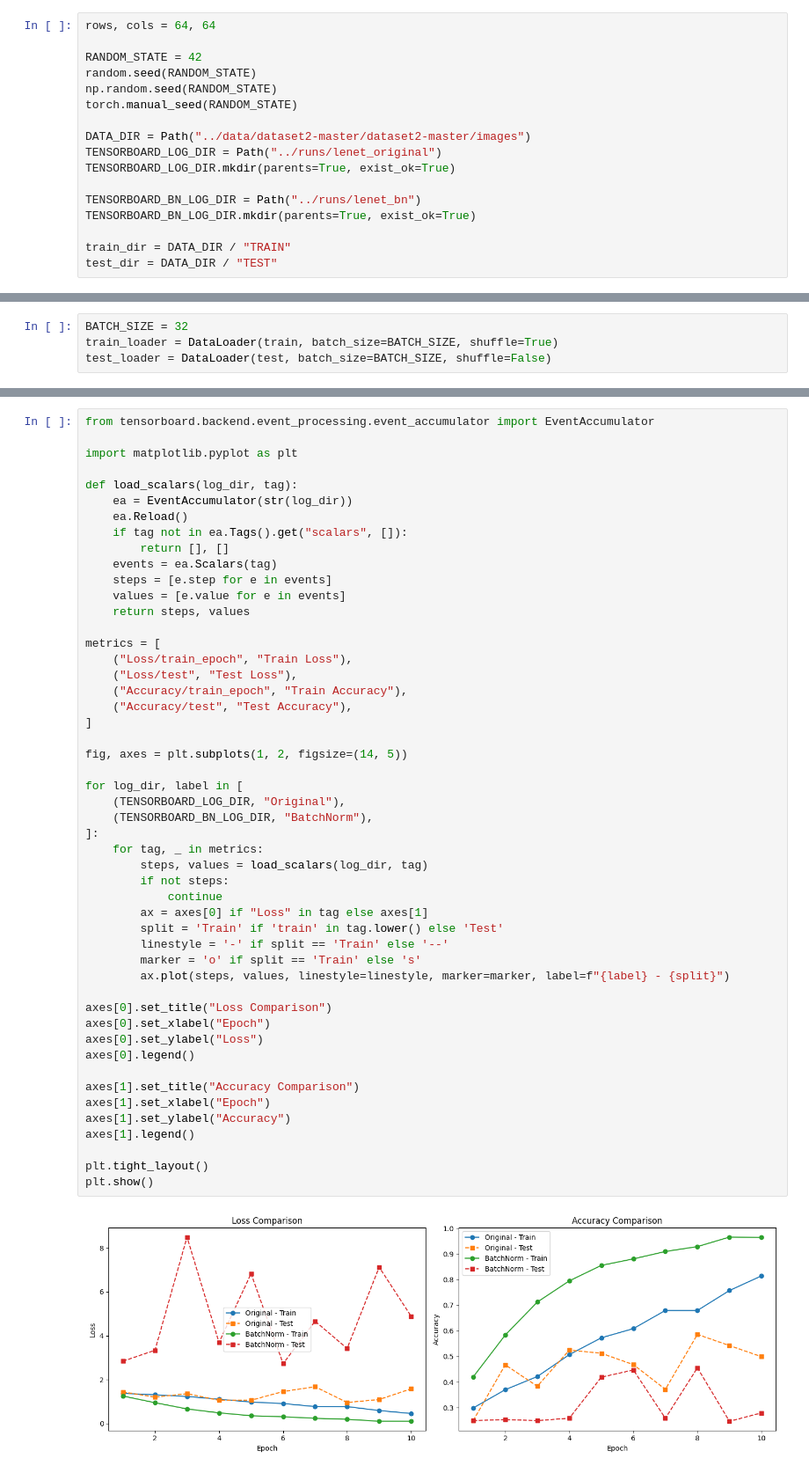
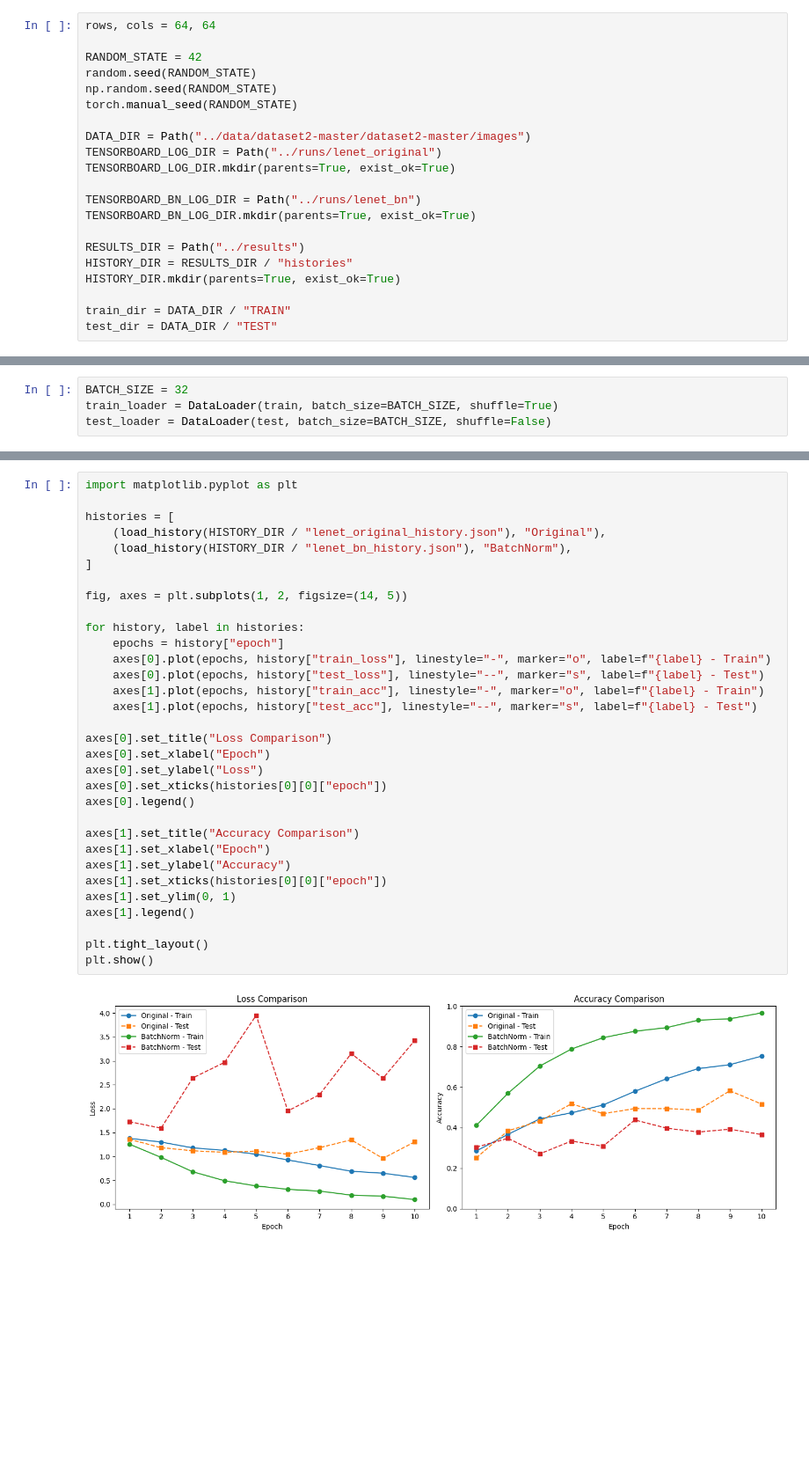
Before and after one commit to nakato156/Deep-Learning-course, a Jupyter notebook: notebooks/02_lenet.ipynb, the cells around one changed output, grey strips where cells are left out. Shown at 88% size. Saved outputs shown, nothing was run; the diff lists cells and outputs as text; blank space fills up the shorter version.

```diff
--- a/notebooks/02_lenet.ipynb
+++ b/notebooks/02_lenet.ipynb
@@ -41,6 +42,10 @@ TENSORBOARD_LOG_DIR.mkdir(parents=True, exist_ok=True)
 TENSORBOARD_BN_LOG_DIR = Path("../runs/lenet_bn")
 TENSORBOARD_BN_LOG_DIR.mkdir(parents=True, exist_ok=True)
 
+RESULTS_DIR = Path("../results")
+HISTORY_DIR = RESULTS_DIR / "histories"
+HISTORY_DIR.mkdir(parents=True, exist_ok=True)
+
 train_dir = DATA_DIR / "TRAIN"
 test_dir = DATA_DIR / "TEST"
 # %%
@@ -263,52 +268,34 @@ Epoch 10/10 - train_loss: 0.1006 - train_acc: 0.9642 - test_loss: 4.8816 - test_
 # %%
-from tensorboard.backend.event_processing.event_accumulator import EventAccumulator
-
 import matplotlib.pyplot as plt
 
-def load_scalars(log_dir, tag):
-    ea = EventAccumulator(str(log_dir))
-    ea.Reload()
-    if tag not in ea.Tags().get("scalars", []):
-        return [], []
-    events = ea.Scalars(tag)
-    steps = [e.step for e in events]
-    values = [e.value for e in events]
-    return steps, values
-
-metrics = [
-    ("Loss/train_epoch", "Train Loss"),
-    ("Loss/test", "Test Loss"),
-    ("Accuracy/train_epoch", "Train Accuracy"),
-    ("Accuracy/test", "Test Accuracy"),
+histories = [
+    (load_history(HISTORY_DIR / "lenet_original_history.json"), "Original"),
+    (load_history(HISTORY_DIR / "lenet_bn_history.json"), "BatchNorm"),
 ]
 
 fig, axes = plt.subplots(1, 2, figsize=(14, 5))
 
-for log_dir, label in [
-    (TENSORBOARD_LOG_DIR, "Original"),
-    (TENSORBOARD_BN_LOG_DIR, "BatchNorm"),
-]:
-    for tag, _ in metrics:
-        steps, values = load_scalars(log_dir, tag)
-        if not steps:
-            continue
-        ax = axes[0] if "Loss" in tag else axes[1]
-        split = 'Train' if 'train' in tag.lower() else 'Test'
-        linestyle = '-' if split == 'Train' else '--'
-        marker = 'o' if split == 'Train' else 's'
-        ax.plot(steps, values, linestyle=linestyle, marker=marker, label=f"{label} - {split}")
+for history, label in histories:
+    epochs = history["epoch"]
+    axes[0].plot(epochs, history["train_loss"], linestyle="-", marker="o", label=f"{label} - Train")
+    axes[0].plot(epochs, history["test_loss"], linestyle="--", marker="s", label=f"{label} - Test")
+    axes[1].plot(epochs, history["train_acc"], linestyle="-", marker="o", label=f"{label} - Train")
+    axes[1].plot(epochs, history["test_acc"], linestyle="--", marker="s", label=f"{label} - Test")
 
 axes[0].set_title("Loss Comparison")
 axes[0].set_xlabel("Epoch")
 axes[0].set_ylabel("Loss")
+axes[0].set_xticks(histories[0][0]["epoch"])
 axes[0].legend()
 
 axes[1].set_title("Accuracy Comparison")
 axes[1].set_xlabel("Epoch")
 axes[1].set_ylabel("Accuracy")
+axes[1].set_xticks(histories[0][0]["epoch"])
+axes[1].set_ylim(0, 1)
 axes[1].legend()
 
 plt.tight_layout()
 plt.show()
 # %% [output]
-[figure, old version]
+[figure, new version]
```
Also changed, not shown: parts of 8 cells of this notebook, 26 other files.
